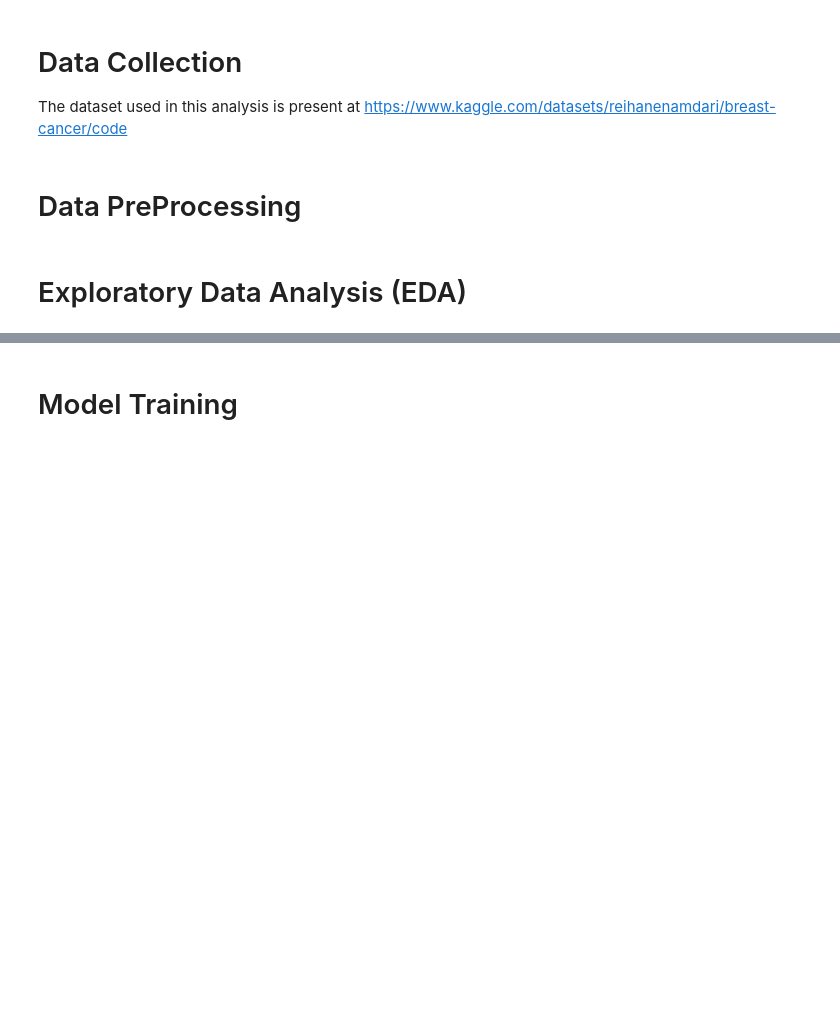
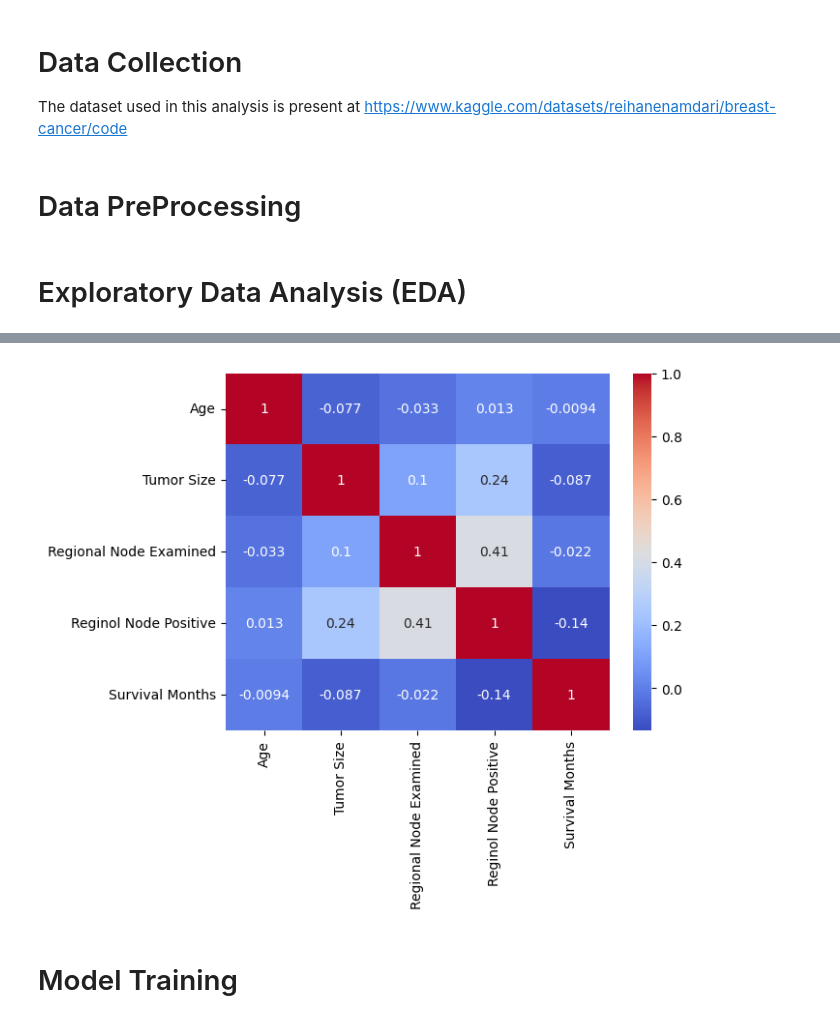
Before and after one commit to Manav-Khandurie/Breast-Cancer-ML-Models, a Jupyter notebook: BreastCancerMLModels.ipynb, the cells around one changed output, grey strips where cells are left out. Cells and saved outputs as stored; diff of their text form; code cells hidden in the pictures; blank space fills up the shorter version.

```diff
--- a/BreastCancerMLModels.ipynb
+++ b/BreastCancerMLModels.ipynb
@@ -20,2 +60,8 @@ https://www.kaggle.com/datasets/reihanenamdari/breast-cancer/code
+# %%
+correlation_matrix = df.corr()
+sns.heatmap(correlation_matrix, annot=True, cmap='coolwarm')
+plt.show()
+# %% [output]
+[figure, added]
 # %% [markdown]
 # Model Training
```
Also changed, not shown: parts of 8 cells of this notebook.
